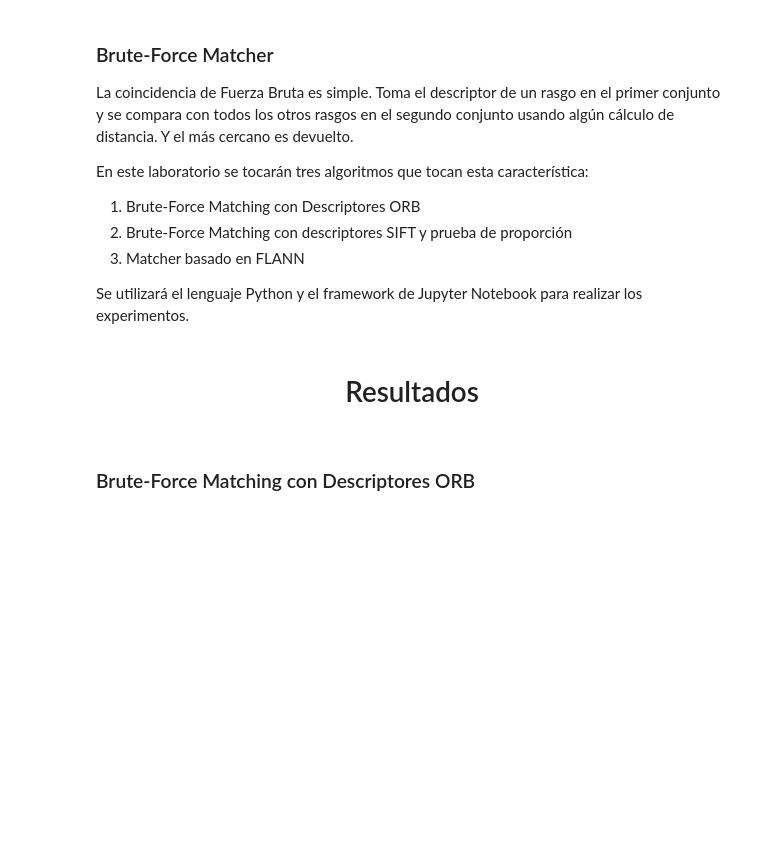
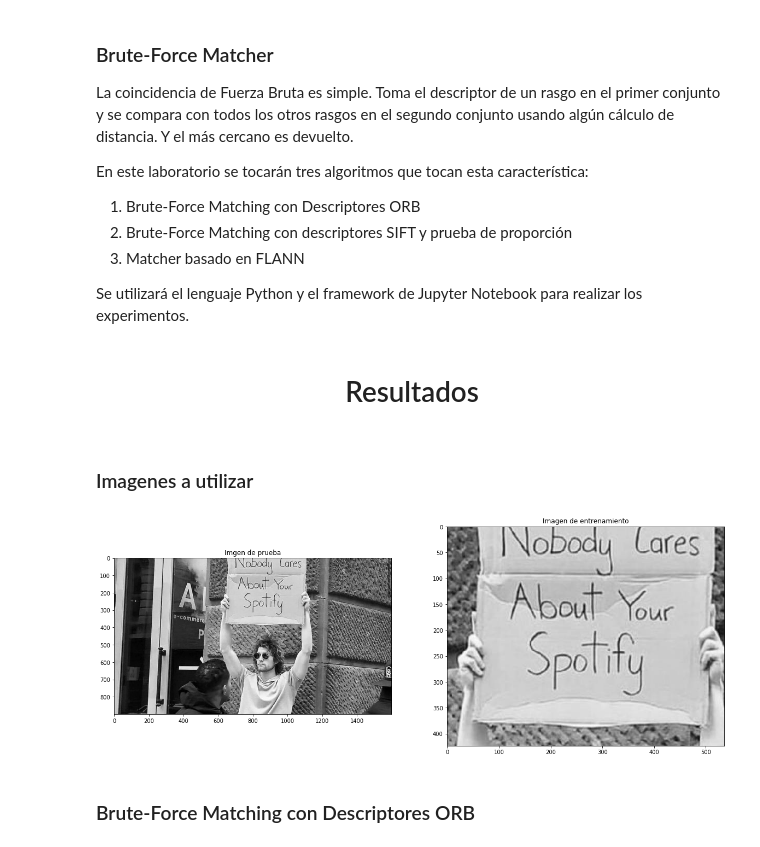
Before and after one commit to RicardoCuan/topicos_Vision_Artificial, a Jupyter notebook: Talleres/Taller2/Taller 2.ipynb, the cells around one changed output. Saved outputs shown, nothing was run; the diff lists cells and outputs as text; code cells hidden in the pictures; blank space fills up the shorter version.

Commit message:
👌 IMPROVE: Better Image

```diff
--- a/Talleres/Taller2/Taller 2.ipynb
+++ b/Talleres/Taller2/Taller 2.ipynb
@@ -38,6 +38,31 @@ Se utilizará el lenguaje Python y el framework de Jupyter Notebook para realiza
 <div align="center">
     <h1>Resultados</h1>
 </div>
+# %% [markdown]
+### Imagenes a utilizar
+# %%
+import numpy as np
+import cv2
+import matplotlib.pyplot as plt
+
+# Lectura de imágenes
+img1 = cv.imread('img1.jpg',cv.IMREAD_GRAYSCALE) # queryImage
+img2 = cv.imread('img2.jpg',cv.IMREAD_GRAYSCALE) # trainImage
+
+# Imagenes a RGB
+img1 = cv2.cvtColor(img1, cv2.COLOR_BGR2RGB)
+img2 = cv2.cvtColor(img2, cv2.COLOR_BGR2RGB)
+
+# Mostrar la imagen de entrenamiento y la imagen de prueba
+fx, plots = plt.subplots(1, 2, figsize=(20,10))
+
+plots[0].set_title("Imgen de prueba")
+imagen1 = plots[0].imshow(img1)
+
+plots[1].set_title("Imagen de entrenamiento")
+imagen2 = plots[1].imshow(img2)
+# %% [output]
+[figure, added]
 # %% [markdown]
 ### Brute-Force Matching con Descriptores ORB
 # %% [markdown]
```
